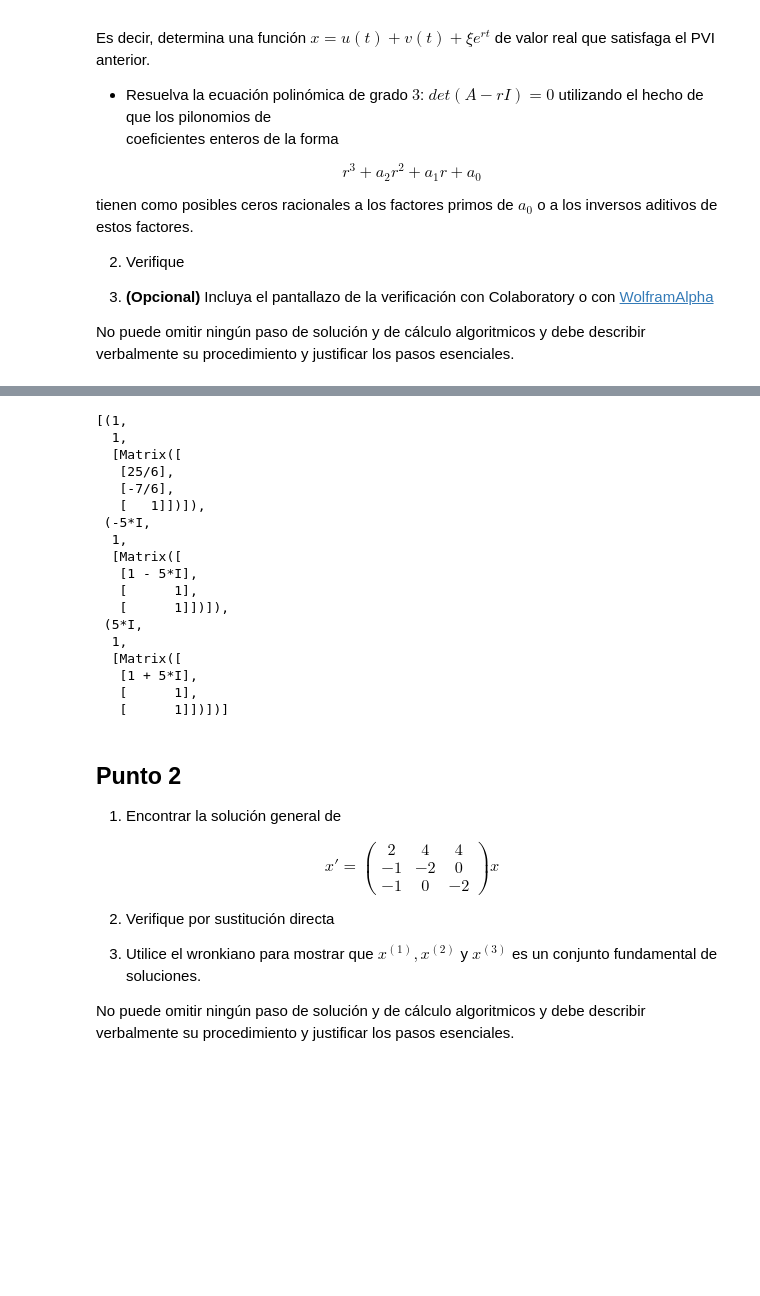
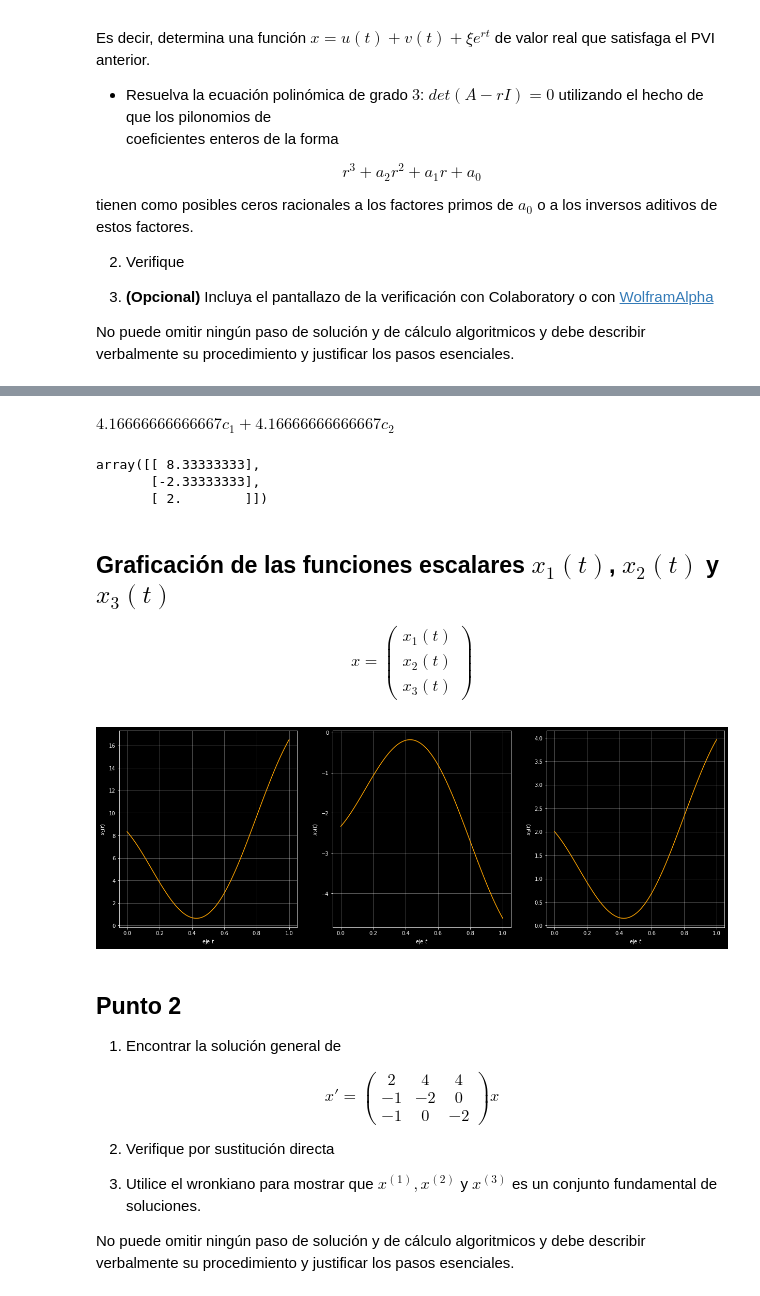
Before and after one commit to marco-canas/edo, a Jupyter notebook: parciales/parcial_3/parcial_3_5.ipynb, the cells around one changed output, grey strips where cells are left out. Drawn from its saved outputs; the diff is of its cells as text; code cells hidden in the pictures; blank space fills up the shorter version.

```diff
--- a/parciales/parcial_3/parcial_3_5.ipynb
+++ b/parciales/parcial_3/parcial_3_5.ipynb
@@ -45,0 +68,5 @@ x = lambda t:c1*x_sup1(t) + c2*u(t) + c3*v(t)
+# %%
+c1,c2,c3 = 1,1,1
+x_lambda(0)[0,0]
+# %% [output]
+$\displaystyle 4.16666666666667 c_{1} + 4.16666666666667 c_{2}$
@@ -46,26 +75,47 @@ x = lambda t:c1*x_sup1(t) + c2*u(t) + c3*v(t)
+# %%
+x(0)
+# %% [output]
+array([[ 8.33333333],
+       [-2.33333333],
+       [ 2.        ]])
+# %% [markdown]
+## Graficación de las funciones escalares $x_{1}(t)$, $x_{2}(t)$ y $x_{3}(t)$
+
+$$ x = \begin{pmatrix} x_{1}(t) \\ x_{2}(t) \\ x_{3}(t) \end{pmatrix} $$
 # %%
-from sympy import *
-A = Matrix(A)
-A.eigenvects()
+import numpy as np
+import matplotlib.pyplot as plt
+
+plt.style.use('dark_background')
+
+fig = plt.figure(figsize = (21,7))
+
+c1,c2,c3 = 1,1,1
+t = np.linspace(0,1,100)
+
+x = lambda t: c1*x_sup1_lambda(t) + c2*u_lambda(t) + c3*v_lambda(t)
+
+ax1 = fig.add_subplot(131)
+ax1.plot(t,x(t)[0,0], color = 'orange')
+ax1.set_xlabel(r'eje $t$')
+ax1.set_ylabel(r'$x_{1}(t)$')
+ax1.grid(True, alpha = 0.4)
+
+
+ax2 = fig.add_subplot(132)
+ax2.plot(t,x(t)[1,0], color = 'orange')
+ax2.set_xlabel(r'eje $t$')
+ax2.set_ylabel(r'$x_{2}(t)$')
+ax2.grid(True, alpha = 0.4)
+
+
+ax3 = fig.add_subplot(133)
+ax3.plot(t,x(t)[2,0], color = 'orange')
+ax3.set_xlabel(r'eje $t$')
+ax3.set_ylabel(r'$x_{3}(t)$')
+ax3.grid(True, alpha = 0.4)
 # %% [output]
-[(1,
-  1,
-  [Matrix([
-   [25/6],
-   [-7/6],
-   [   1]])]),
- (-5*I,
-  1,
-  [Matrix([
-   [1 - 5*I],
-   [      1],
-   [      1]])]),
- (5*I,
-  1,
-  [Matrix([
-   [1 + 5*I],
-   [      1],
-   [      1]])])]
+[figure, added]
 # %% [markdown]
 ## Punto 2
 
```
Also changed, not shown: parts of 3 cells of this notebook.
